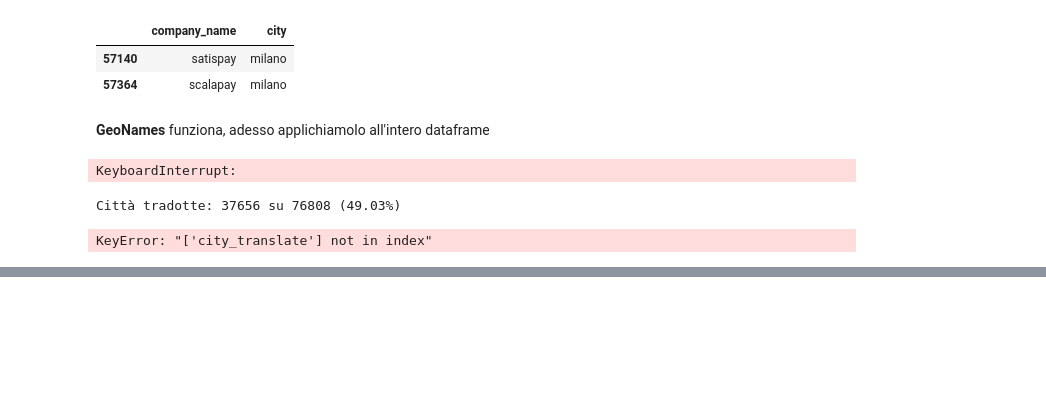
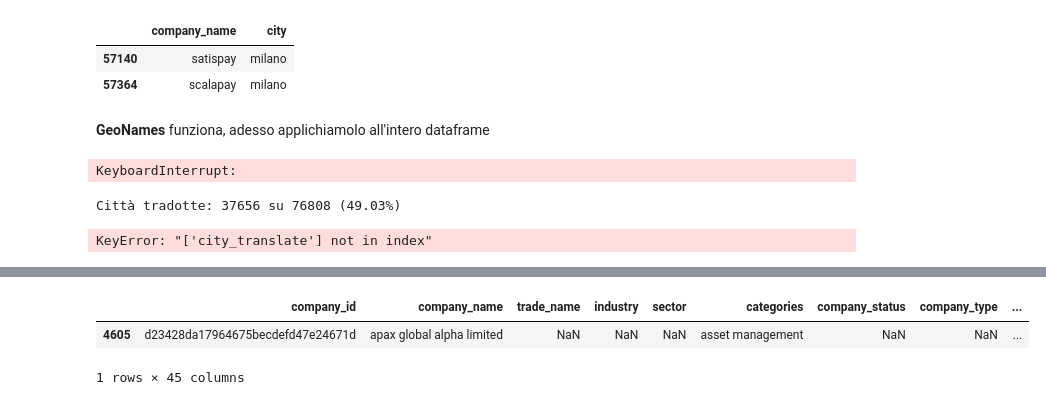
Before and after one commit to MatVitale6/IngegneriaDeiDatiProject, a Jupyter notebook: homework5/record_linkage/normalize_companies.ipynb, the cells around one changed output, grey strips where cells are left out. Drawn from its saved outputs; the diff is of its cells as text; code cells hidden in the pictures; blank space fills up the shorter version.

```diff
--- a/homework5/record_linkage/normalize_companies.ipynb
+++ b/homework5/record_linkage/normalize_companies.ipynb
@@ -429,0 +474,6 @@ display(filtered_df[['company_name', 'country', 'normalized_country']].sample(25
+# %%
+filtered_df[filtered_df['company_name'] == "apax global alpha limited"]
+# %% [output]
+|  | company_id | company_name | trade_name | industry | sector | categories | company_status | company_type | ... |
+| 4605 | d23428da17964675becdefd47e24671d | apax global alpha limited | NaN | NaN | NaN | asset management | NaN | NaN | ... |
+1 rows × 45 columns
```
Also changed, not shown: parts of 9 cells of this notebook.
